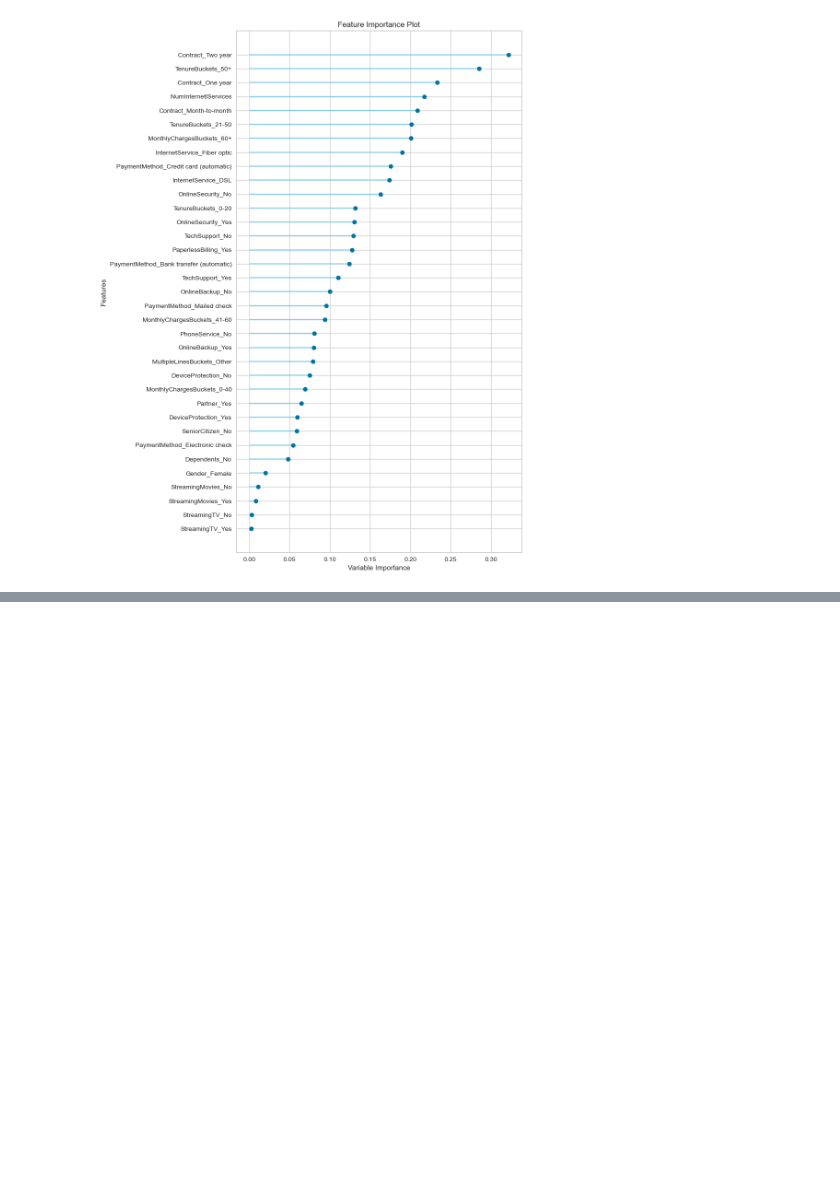
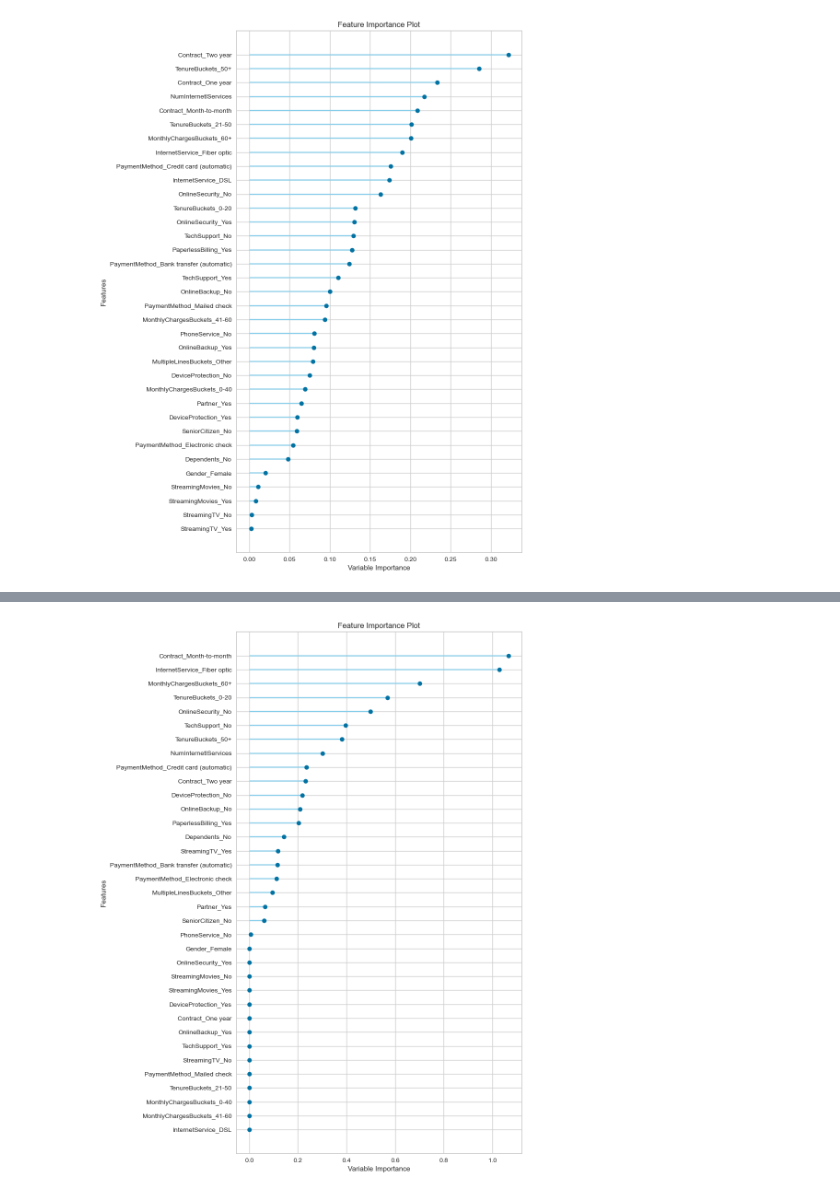
Before and after one commit to kubekmonika/customer-churn-analysis-telco-dataset, a Jupyter notebook: notebooks/model.ipynb, the cells around one changed output, grey strips where cells are left out. Cells and saved outputs as stored; diff of their text form; code cells hidden in the pictures; blank space fills up the shorter version.

```diff
--- a/notebooks/model.ipynb
+++ b/notebooks/model.ipynb
@@ -208,0 +252,4 @@ plot_model(tuned_ridge, plot = 'feature_all')
+# %%
+plot_model(tuned_svm, plot = 'feature_all')
+# %% [output]
+[figure, added]
```
Also changed, not shown: parts of 7 cells of this notebook.
